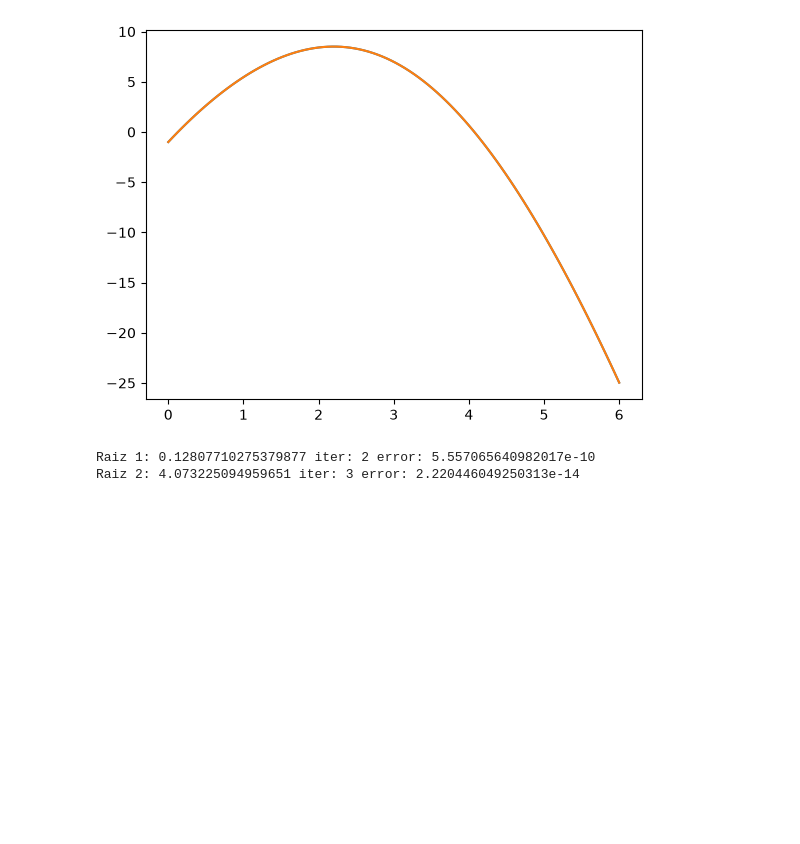
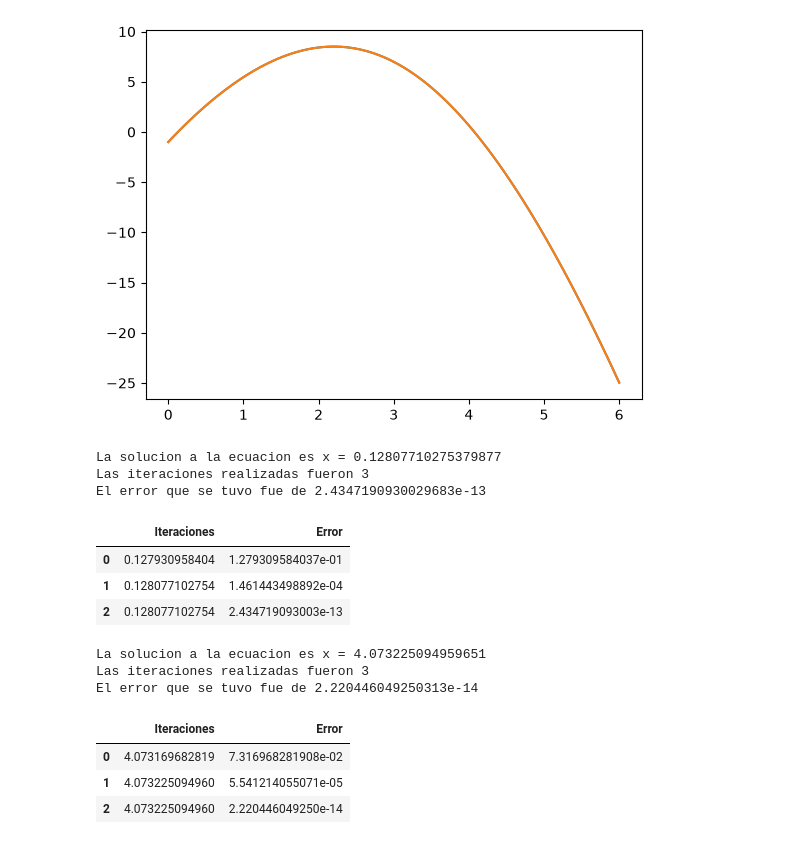
Before and after one commit to Oscxr29/MATE4-CICLOIV-2026, a Jupyter notebook: Metodo-de-Traub/Método de Traub - Clase 20.ipynb, the cells around one changed output. Cells and saved outputs as stored; diff of their text form; code cells hidden in the pictures; blank space fills up the shorter version.

```diff
--- a/Metodo-de-Traub/Método de Traub - Clase 20.ipynb
+++ b/Metodo-de-Traub/Método de Traub - Clase 20.ipynb
@@ -178,23 +178,29 @@ plt.show
 <function matplotlib.pyplot.show(close=None, block=None)>
 [figure]
 # %%
-#las estimacionees iniciales son x0= 0
+#definimos f
+f = lambda x: 8*x-math.cos(x)-2*x**2
+
+#derivada df=8+sin(x)-4x
+df = lambda x: 8+math.sin(x)-4*x
+
+tol = 1e-8
+x0 = 0
+maxiter = 30
+
+x,iters,error = Traub(f,df,x0,tol,maxiter)
 # %%
-f = lambda x: 8*x - math.cos(x) - 2*x**2
-df = lambda x: 8 + math.sin(x) - 4*x
-
-tol = 1e-8
-maxiter = 50
-
-# primera raíz cercana a 0.13
-x0 = 0.13
-x1, iters1, error1 = Traub(f, df, x0, tol, maxiter)
-print("Raiz 1:", x1, "iter:", iters1, "error:", error1)
-
-# segunda raíz cercana a 4
-x0 = 4.0
-x2, iters2, error2 = Traub(f, df, x0, tol, maxiter)
-print("Raiz 2:", x2, "iter:", iters2, "error:", error2)
+print("La solucion a la ecuacion es x = %s" %x)
+print("Las iteraciones realizadas fueron %s" %iters)
+print("El error que se tuvo fue de %s" %error)
 # %% [output]
-Raiz 1: 0.12807710275379877 iter: 2 error: 5.557065640982017e-10
-Raiz 2: 4.073225094959651 iter: 3 error: 2.220446049250313e-14
+La solucion a la ecuacion es x = 0.12807710275379877
+Las iteraciones realizadas fueron 3
+El error que se tuvo fue de 2.4347190930029683e-13
+# %%
+Traubtabla(f,df,x0,tol,maxiter)
+# %% [output]
+|  | Iteraciones | Error |
+| 0 | 0.127930958404 | 1.279309584037e-01 |
+| 1 | 0.128077102754 | 1.461443498892e-04 |
+| 2 | 0.128077102754 | 2.434719093003e-13 |
@@ -200,0 +210,15 @@ Raiz 2: 4.073225094959651 iter: 3 error: 2.220446049250313e-14
+# %%
+print("La solucion a la ecuacion es x = %s" %x)
+print("Las iteraciones realizadas fueron %s" %iters)
+print("El error que se tuvo fue de %s" %error)
+# %% [output]
+La solucion a la ecuacion es x = 4.073225094959651
+Las iteraciones realizadas fueron 3
+El error que se tuvo fue de 2.220446049250313e-14
+# %%
+Traubtabla(f,df,x0,tol,maxiter)
+# %% [output]
+|  | Iteraciones | Error |
+| 0 | 4.073169682819 | 7.316968281908e-02 |
+| 1 | 4.073225094960 | 5.541214055071e-05 |
+| 2 | 4.073225094960 | 2.220446049250e-14 |
```
Also changed, not shown: parts of 1 cell of this notebook, 1 other file.
